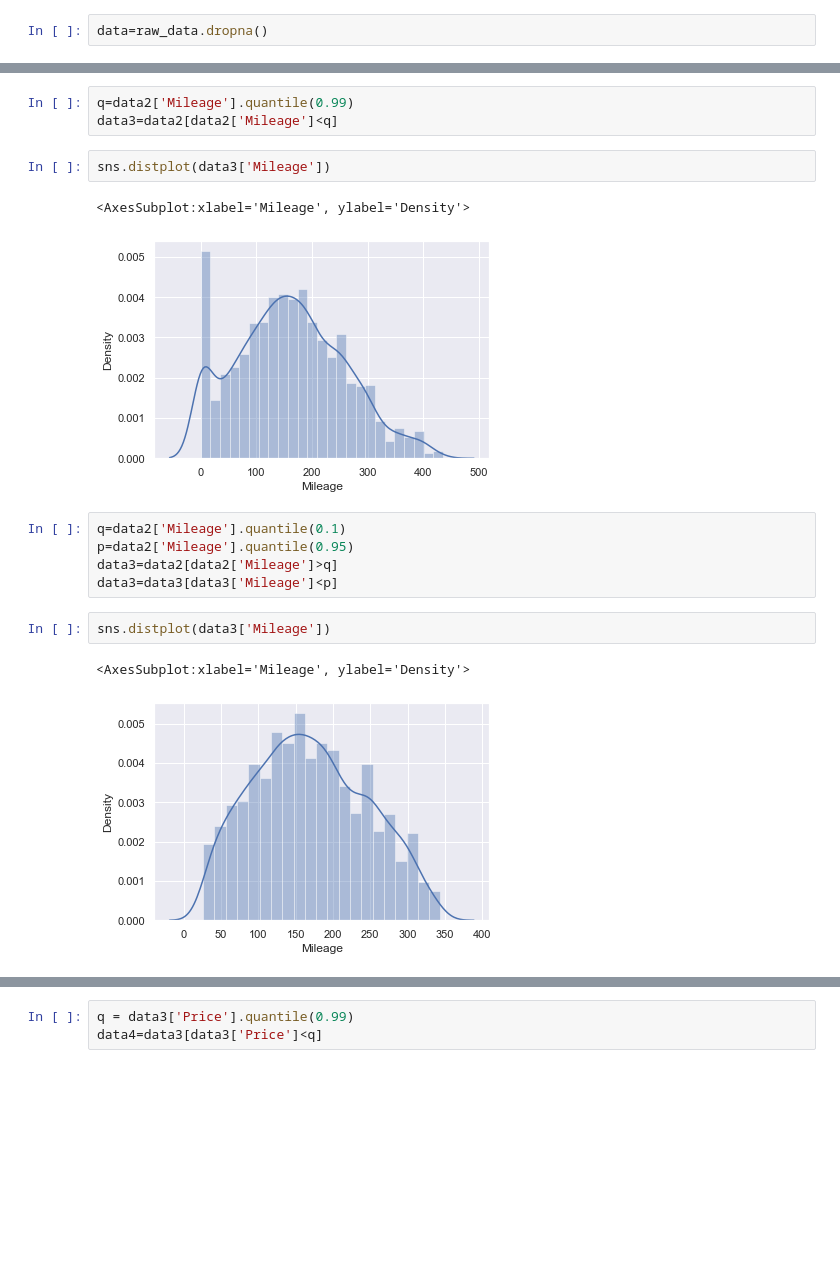
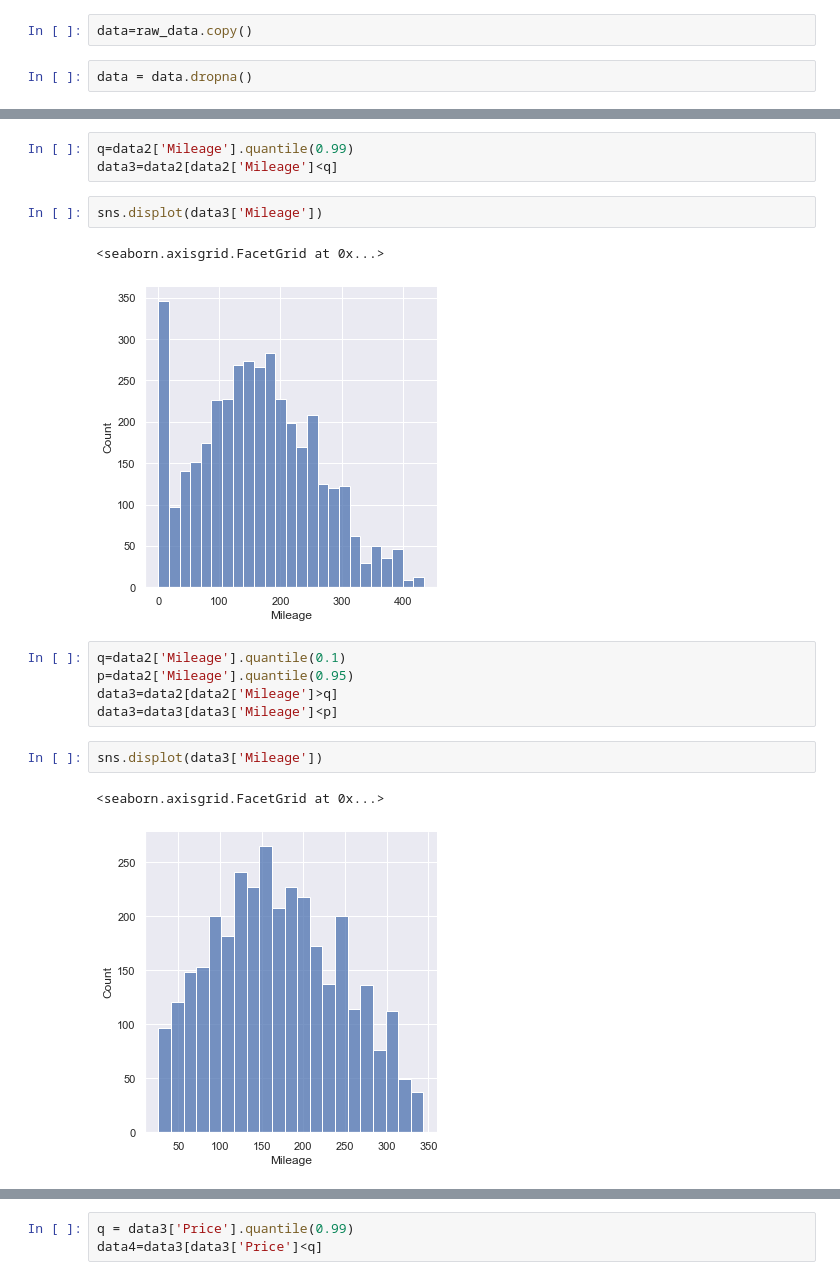
Before and after one commit to Ninchiki/Linear-regression-with-used-cars, a Jupyter notebook: Used cars project.ipynb, the cells around one changed output, grey strips where cells are left out. Saved outputs shown, nothing was run; the diff lists cells and outputs as text; blank space fills up the shorter version.

```diff
--- a/Used cars project.ipynb
+++ b/Used cars project.ipynb
@@ -33,5 +33,7 @@ raw_data.describe(include = 'all')
 | 75% | NaN | 21700.000000 | NaN | 230.000000 | 3.000000 | NaN | NaN | 2012.000000 | NaN |
 | max | NaN | 300000.000000 | NaN | 980.000000 | 99.990000 | NaN | NaN | 2016.000000 | NaN |
 # %%
-data=raw_data.dropna()
+data=raw_data.copy()
+# %%
+data = data.dropna()
 # %%
@@ -64,18 +66,18 @@ sns.distplot(data['Mileage'])
 q=data2['Mileage'].quantile(0.99)
 data3=data2[data2['Mileage']<q]
 # %%
-sns.distplot(data3['Mileage'])
+sns.displot(data3['Mileage'])
 # %% [output]
-<AxesSubplot:xlabel='Mileage', ylabel='Density'>
+<seaborn.axisgrid.FacetGrid at 0x...>
-[figure, old version]
+[figure, new version]
 # %%
 q=data2['Mileage'].quantile(0.1)
 p=data2['Mileage'].quantile(0.95)
 data3=data2[data2['Mileage']>q]
 data3=data3[data3['Mileage']<p]
 # %%
-sns.distplot(data3['Mileage'])
+sns.displot(data3['Mileage'])
 # %% [output]
-<AxesSubplot:xlabel='Mileage', ylabel='Density'>
+<seaborn.axisgrid.FacetGrid at 0x...>
-[figure, old version]
+[figure, new version]
 # %%
```
Also changed, not shown: parts of 12 cells of this notebook.
